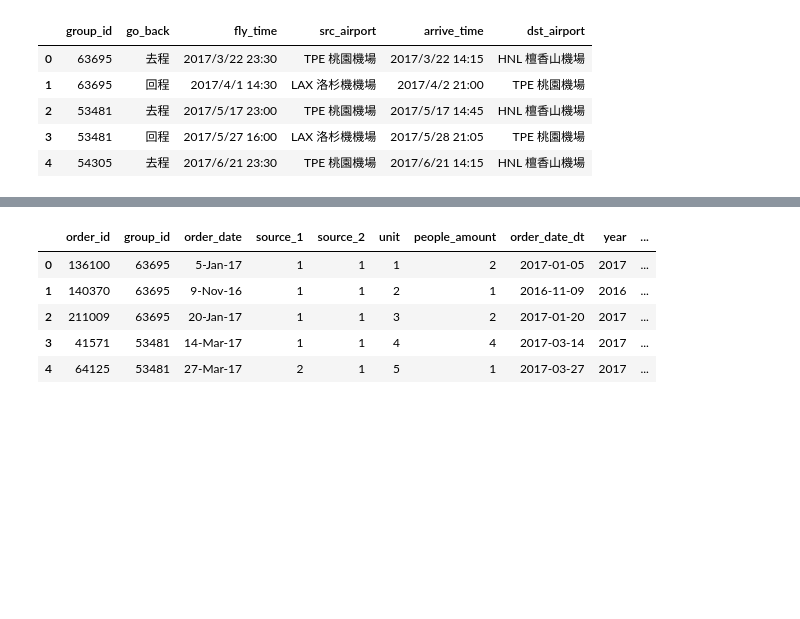
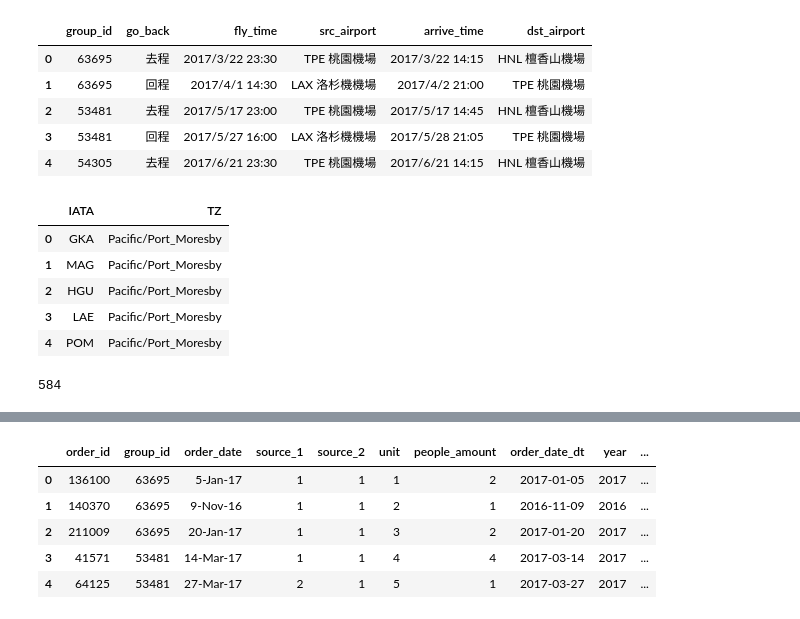
Before and after one commit to HuangKY/t_brain_ai, a Jupyter notebook: analysis/sleeping1013/analysis_italy.ipynb, the cells around one changed output, grey strips where cells are left out. Cells and saved outputs as stored; diff of their text form; code cells hidden in the pictures; blank space fills up the shorter version.

```diff
--- a/analysis/sleeping1013/analysis_italy.ipynb
+++ b/analysis/sleeping1013/analysis_italy.ipynb
@@ -640,3 +641,15 @@ airline_data.head()
 | 2 | 53481 | 去程 | 2017/5/17 23:00 | TPE 桃園機場 | 2017/5/17 14:45 | HNL 檀香山機場 |
 | 3 | 53481 | 回程 | 2017/5/27 16:00 | LAX 洛杉機機場 | 2017/5/28 21:05 | TPE 桃園機場 |
 | 4 | 54305 | 去程 | 2017/6/21 23:30 | TPE 桃園機場 | 2017/6/21 14:15 | HNL 檀香山機場 |
+# %%
+column_names = ['AirportID', 'Name', 'City', 'Country', 'IATA', 'ICAO', 'Latitude', 'Longitude',
+              'Altitude', 'Timezone', 'DST', 'TZ', 'Type','Source']
+df_airport=pd.read_csv('airport.csv', names=column_names )
+df_airport[['IATA','TZ']].head()
+# %% [output]
+|  | IATA | TZ |
+| 0 | GKA | Pacific/Port_Moresby |
+| 1 | MAG | Pacific/Port_Moresby |
+| 2 | HGU | Pacific/Port_Moresby |
+| 3 | LAE | Pacific/Port_Moresby |
+| 4 | POM | Pacific/Port_Moresby |
@@ -642,0 +684,4 @@ airline_data.head()
+# %%
+airline_data['traval_time'].isna().sum() # 無法計算時間的
+# %% [output]
+584
```
Also changed, not shown: parts of 24 cells of this notebook, 1 other file.
